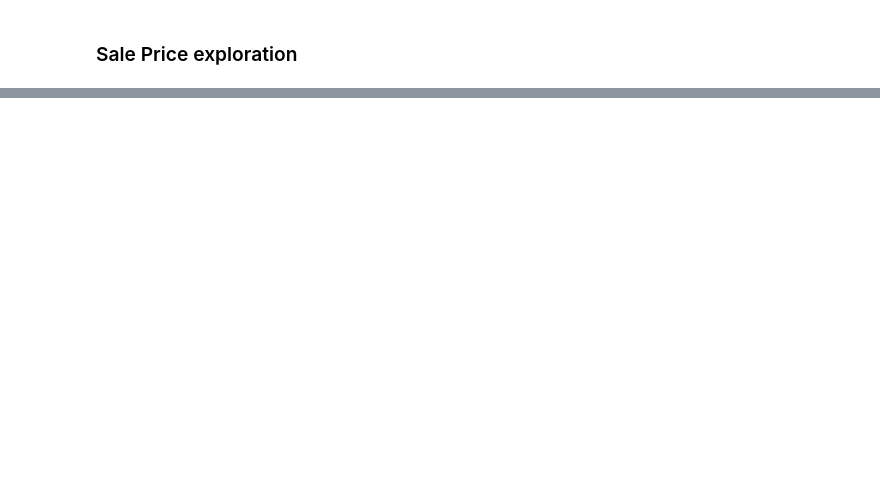
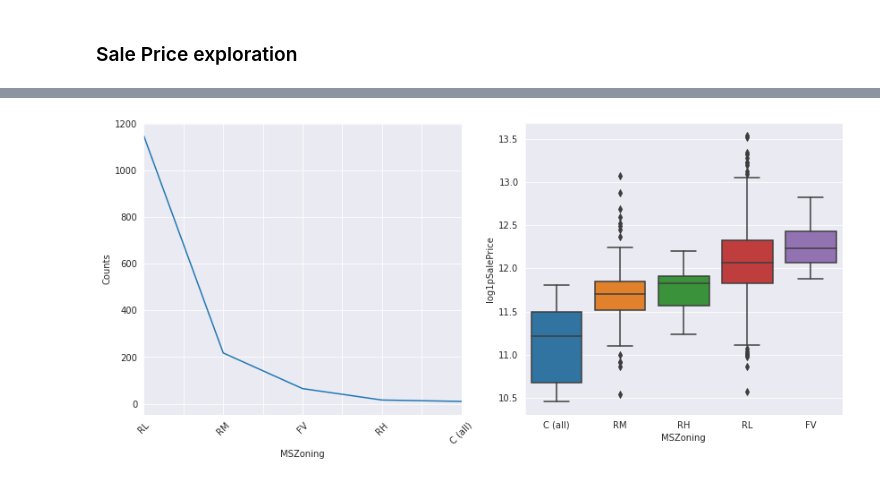
Before and after one commit to md9845/HousePrices, a Jupyter notebook: EDA.ipynb, the cells around one changed output, grey strips where cells are left out. Cells and saved outputs as stored; diff of their text form; code cells hidden in the pictures; blank space fills up the shorter version.

```diff
--- a/EDA.ipynb
+++ b/EDA.ipynb
@@ -345,0 +384,4 @@ To retain the current behavior and silence the warning, pass 'sort=True'.
+# %%
+plot_feature(train_df, 'MSZoning', 'log1pSalePrice')
+# %% [output]
+[figure, added]
```
Also changed, not shown: parts of 152 cells of this notebook.
